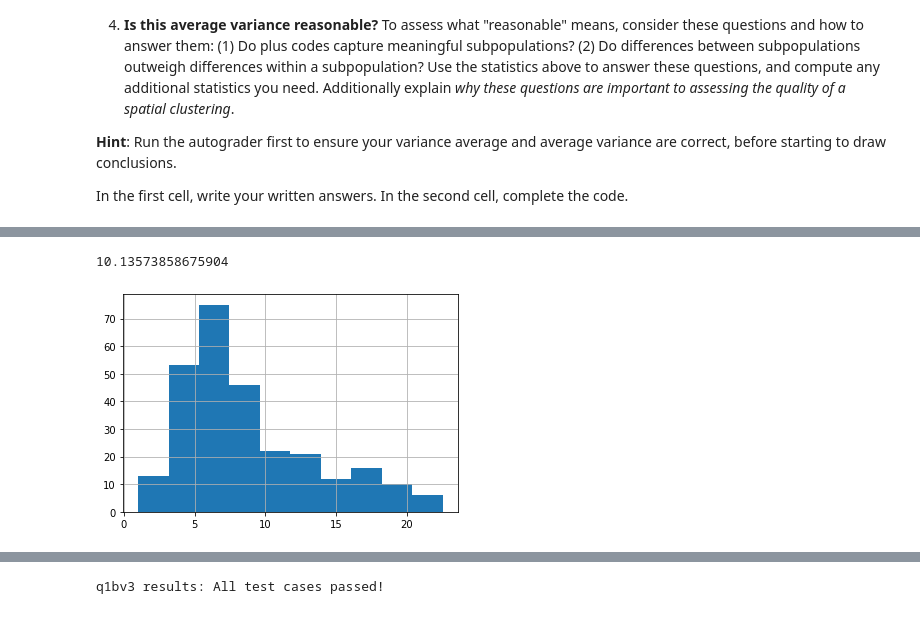
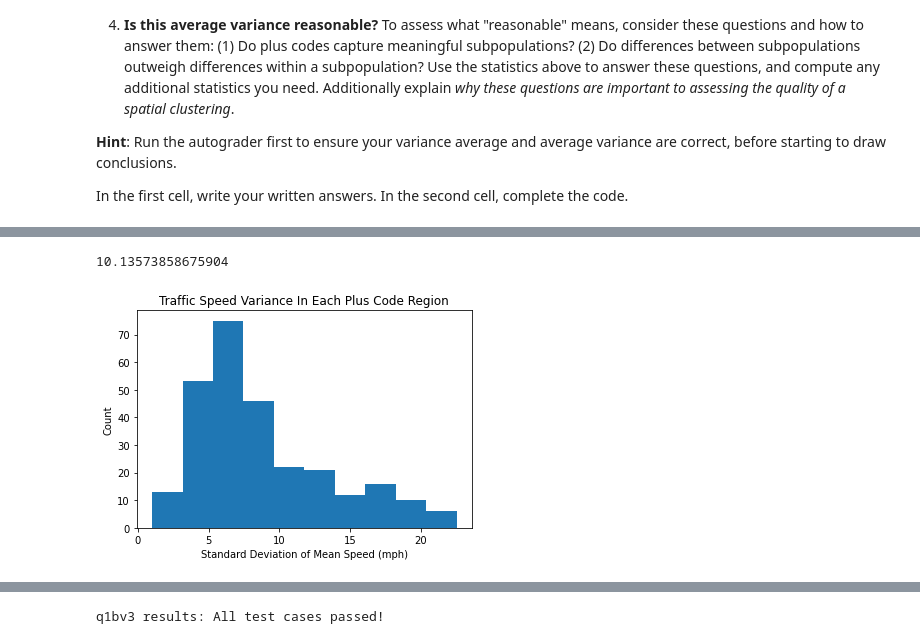
Before and after one commit to JerryPan2718/Traffic-EDA, a Jupyter notebook: Traffic_part1.ipynb, the cells around one changed output, grey strips where cells are left out. Drawn from its saved outputs; the diff is of its cells as text; code cells hidden in the pictures.

```diff
--- a/Traffic_part1.ipynb
+++ b/Traffic_part1.ipynb
@@ -373,11 +380,15 @@ points: 2
 manual: True
 -->
 # %%
-speed_variance_by_pluscode = speeds_to_gps.groupby(["plus_latitude_idx", "plus_longitude_idx"]).std()["speed_mph_mean"] # compute traffic speed variance in each plus code region
-speed_variance_by_pluscode.hist() # plot a histogram
+# compute traffic speed variance in each plus code region
+speed_variance_by_pluscode = speeds_to_gps.groupby(["plus_latitude_idx", "plus_longitude_idx"]).std()["speed_mph_mean"]
+# plot a histogram
+ax = speed_variance_by_pluscode.plot(kind='hist', title='Traffic Speed Variance In Each Plus Code Region')
+ax.set_xlabel("Standard Deviation of Mean Speed (mph)")
+ax.set_ylabel("Count");
 average_variance_by_pluscode = speed_variance_by_pluscode.mean()
 variance_average_by_pluscode = (speeds_to_gps.groupby(["plus_latitude_idx", "plus_longitude_idx"]).mean()["speed_mph_mean"]).std()
 variance_average_by_pluscode
 # %% [output]
 10.13573858675904
-[figure, old version]
+[figure, new version]
```
Also changed, not shown: parts of 12 cells of this notebook.
